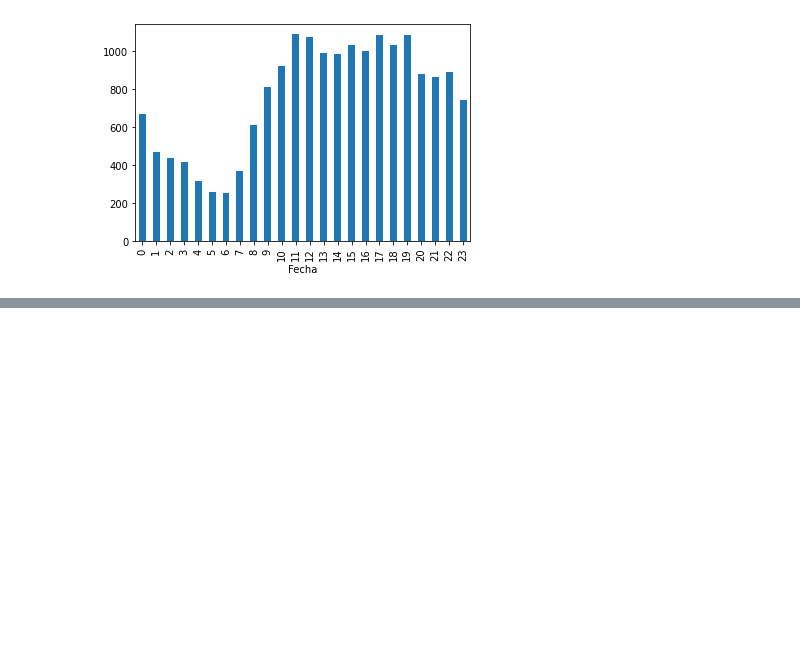
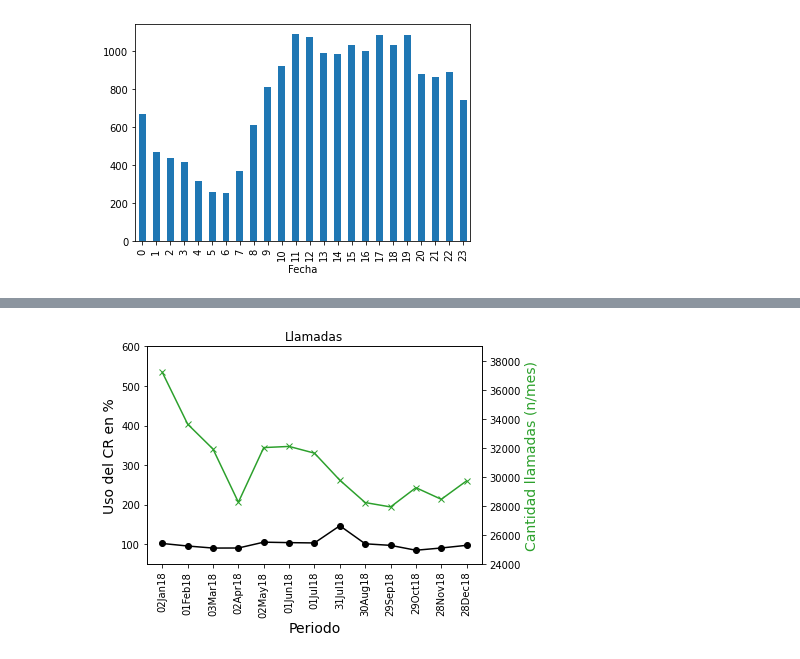
Before and after one commit to superegi/analisis_SAMU, a Jupyter notebook: Analisis llamadas 131/Llamadas 131.ipynb, the cells around one changed output, grey strips where cells are left out. Cells and saved outputs as stored; diff of their text form; code cells hidden in the pictures; blank space fills up the shorter version.

```diff
--- a/Analisis llamadas 131/Llamadas 131.ipynb
+++ b/Analisis llamadas 131/Llamadas 131.ipynb
@@ -199,0 +202,13 @@ def descripcion_llamadas_general(inicio, fin, ax= None, **kwargs):
+# %%
+def tabla_indicadores(dataset, start=None, **kwargs):
+    datelist1 = pd.date_range(start,**kwargs)
+    dictado = dict()
+    for x in datelist1:
+        print(x)
+        dictado[
+            str(x.strftime("%d%b%y"))] = tablaCDR_general(dataset, x, fin=(pd.to_datetime(x)+datelist1.freq))
+    tab = pd.DataFrame(dictado).T
+    return tab
+
+tab = tabla_indicadores(BD ,start='2018-01-02', end = '2019-01-01', freq='30D')
+tab.head(1)
@@ -199,0 +250,17 @@ def descripcion_llamadas_general(inicio, fin, ax= None, **kwargs):
+# %%
+def grafo_usoyllamadas(tabla, titulo=None):
+    fig,ax = plt.subplots()
+    ax.plot(tabla[['Uso horario (%prom)']], color="black", marker="o")
+    ax.set_ylim([50,600])
+    ax.set_xlabel("Periodo",fontsize=14)
+    ax.title.set_text(titulo)
+    plt.xticks(rotation='vertical')
+    ax.set_ylabel("Uso del CR en %",color="black",fontsize=14)
+
+    ax2=ax.twinx()
+    ax2.plot(tabla[['Llamadas (n/mes)']], color="#2ca02c", marker="x")
+    ax2.set_ylim([24000,39000])
+    ax2.set_ylabel("Cantidad llamadas (n/mes)",color="#2ca02c",fontsize=14, wrap=True)
+grafo_usoyllamadas(tab, 'Llamadas')
+# %% [output]
+[figure, added]
```
Also changed, not shown: parts of 20 cells of this notebook, 10 other files.
